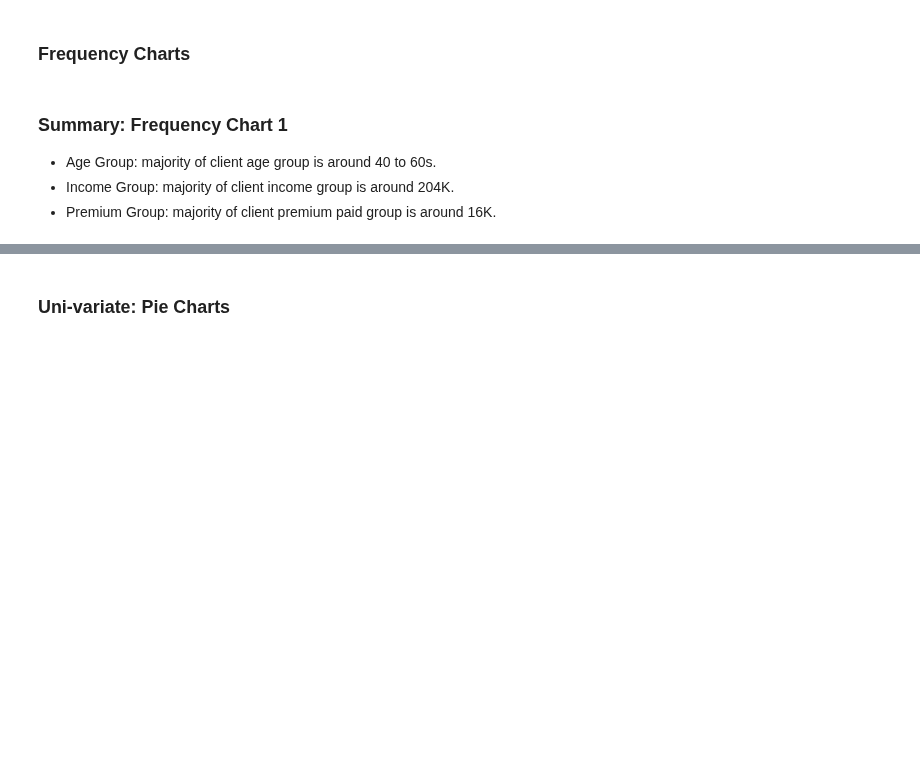
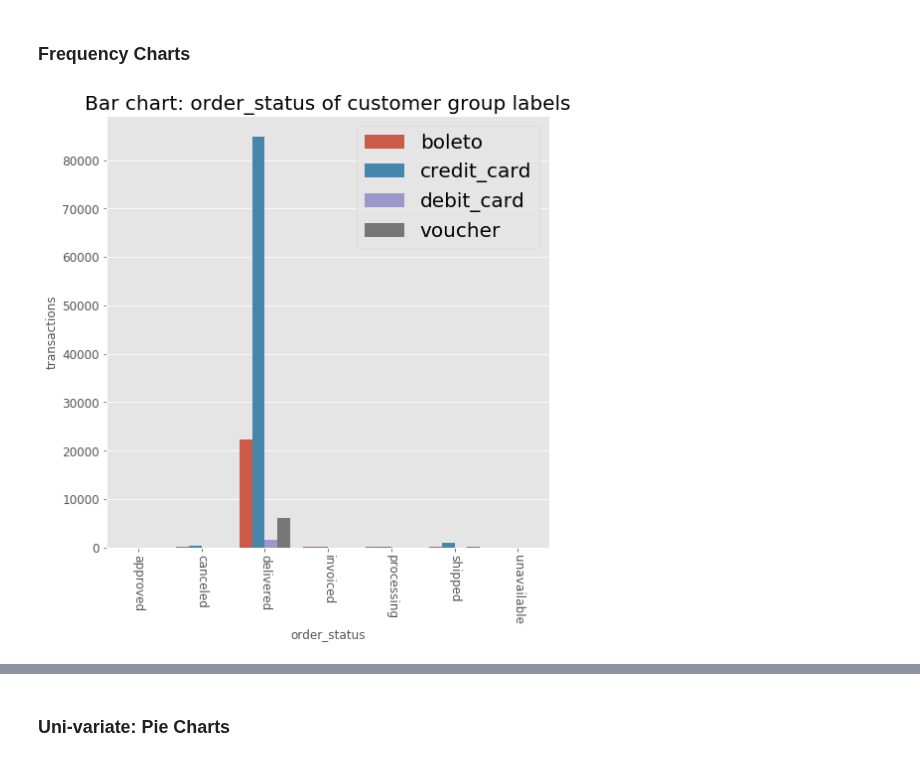
Before and after one commit to yoots88/portfolio, a Jupyter notebook: p6_olist_e_commerce/olist_pred_eda.ipynb, the cells around one changed output, grey strips where cells are left out. Cells and saved outputs as stored; diff of their text form; code cells hidden in the pictures; blank space fills up the shorter version.

```diff
--- a/p6_olist_e_commerce/olist_pred_eda.ipynb
+++ b/p6_olist_e_commerce/olist_pred_eda.ipynb
@@ -399,8 +640,6 @@ Comparison between non-renewed vs. renewed client groups:
 ### Frequency Charts ###
 # %%
 # plot a frequency chart:
+plot_freq_chart('order_status', 'payment_type', df_eda, None)
+# %% [output]
+[figure, added]
-# %% [markdown]
-### Summary: Frequency Chart 1 ###
-* Age Group: majority of client age group is around 40 to 60s.
-* Income Group: majority of client income group is around 204K.
-* Premium Group: majority of client premium paid group is around 16K.
```
Also changed, not shown: parts of 56 cells of this notebook, 5 other files.
